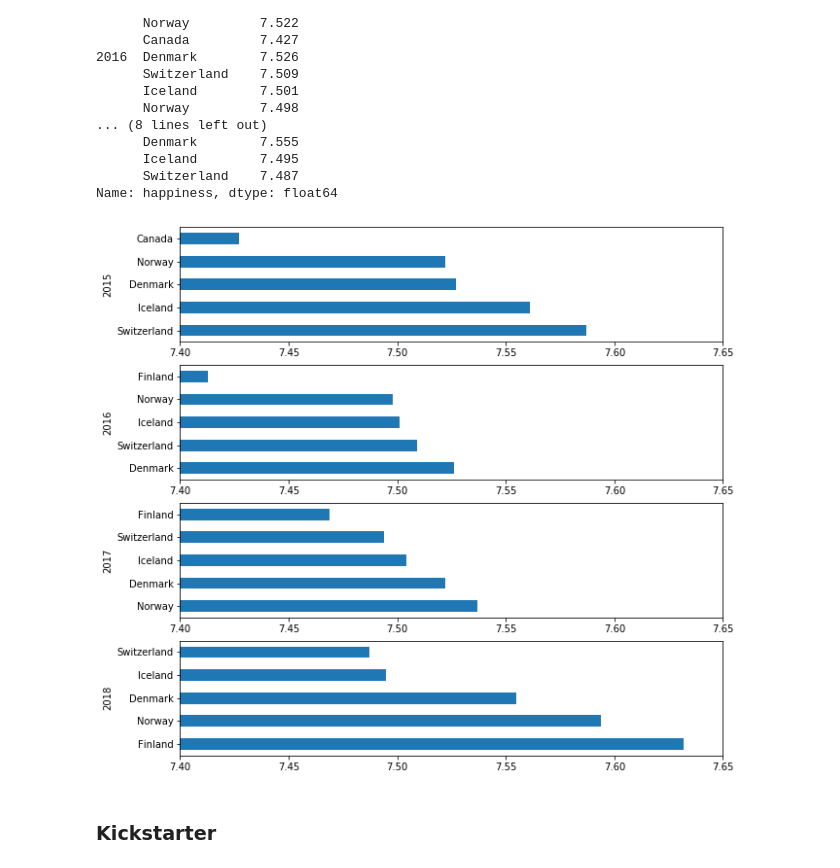
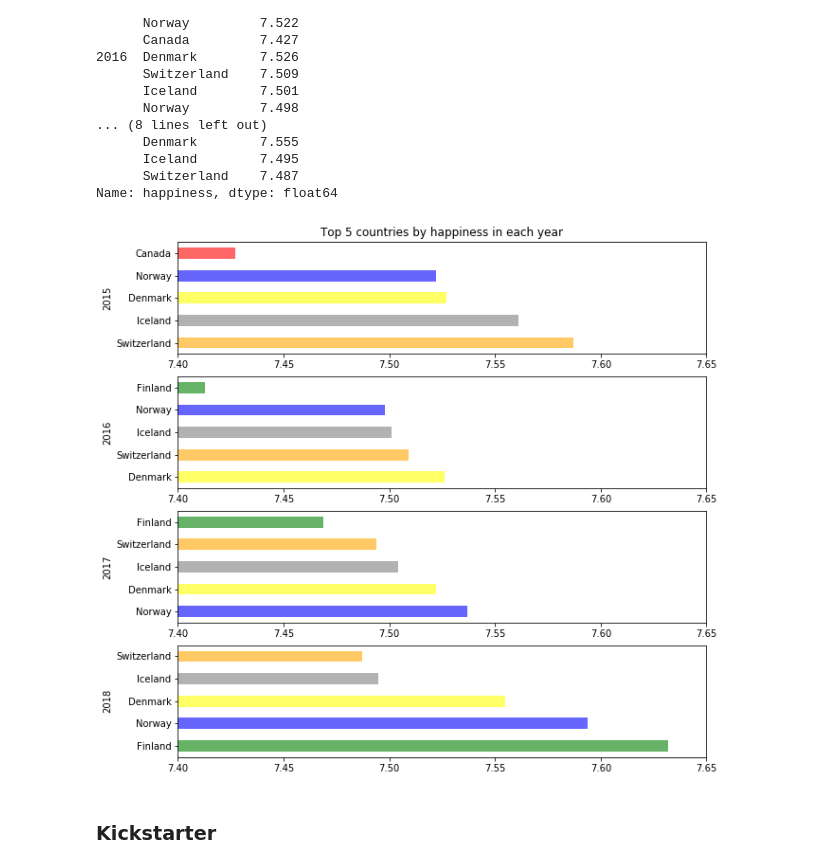
Before and after one commit to PonyCony/happy_kickstarters, a Jupyter notebook: Happy_Kickstarters.ipynb, the cells around one changed output. Cells and saved outputs as stored; diff of their text form; code cells hidden in the pictures.

```diff
--- a/Happy_Kickstarters.ipynb
+++ b/Happy_Kickstarters.ipynb
@@ -153,4 +155,4 @@ hap = pd.concat([hap15, hap16, hap17, hap18],
 
 hap.index = hap.index.swaplevel('country', 'year')
 hap.sort_index(inplace=True)
-hap.region = hap.region.ffill()
+hap.reset_index(inplace=True)
@@ -177,3 +158,0 @@ hap.xs('Russia', level=0, drop_level=False)
-# %%
-# ??? оставить один уровень индекса?
-hap.reset_index(level='year', inplace=True)
@@ -180,3 +161,10 @@ hap.reset_index(level='year', inplace=True)
+# %%
+c = { 'Hong Kong S.A.R., China': 'Hong Kong', 'Northern Cyprus': 'North Cyprus',
+     'Somaliland region': 'Somaliland Region', 'Taiwan Province of China': 'Taiwan',
+     'Trinidad & Tobago': 'Trinidad and Tobago'}
+hap.country.replace(c, inplace=True)
+hap.set_index('country', inplace=True)
+hap.region = hap.region.ffill()
 # %% [markdown]
 ### Kickstarter
 # %%
@@ -274,14 +301,20 @@ Top 5 countries by happiness in each year
       Switzerland    7.487
 Name: happiness, dtype: float64
 # %%
+switcher = {0: ['orange', 'gray', 'yellow', 'blue', 'red'],
+            1: ['yellow', 'orange', 'gray', 'blue', 'green'],
+            2: ['blue', 'yellow', 'gray', 'orange', 'green'],
+            3: ['green', 'blue', 'yellow', 'gray', 'orange']}
 for n in range(4):
     plt.subplot(4,1,n+1)
-    top5[top5.year == str(2015+n)].set_index('country')['happiness'].plot(kind='barh', figsize=(10,10))
+    top5[top5.year == str(2015+n)].set_index('country')['happiness'].plot(kind='barh', figsize=(10,10),
+                                                                         color=switcher.get(n), alpha=0.6)
+    if n==0: plt.title('Top 5 countries by happiness in each year')
     plt.ylabel(str(2015+n))
     plt.xlim(7.4, 7.65)
 plt.show()
 # %% [output]
-[figure, old version]
+[figure, new version]
 # %% [markdown]
 ### Kickstarter
 # %%
```
Also changed, not shown: parts of 23 cells of this notebook.
